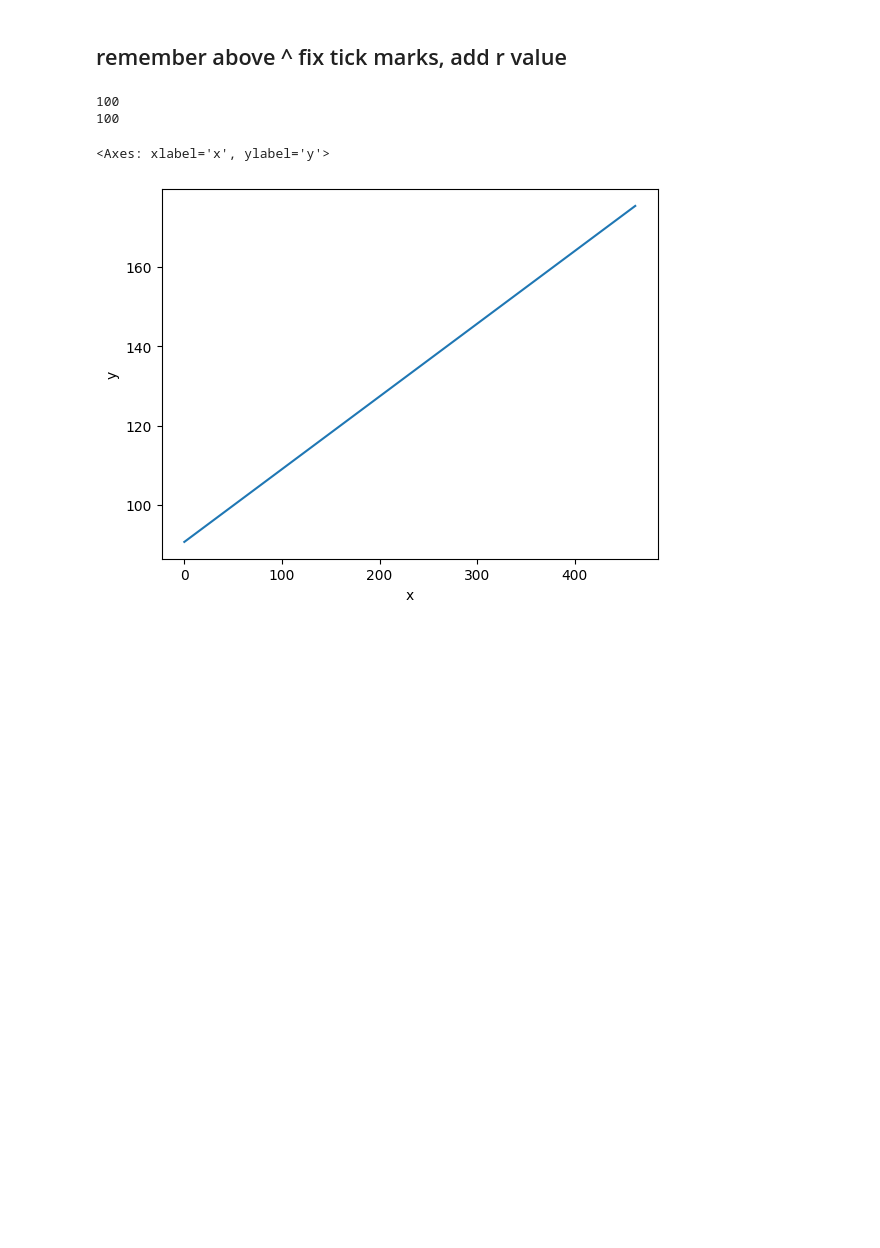
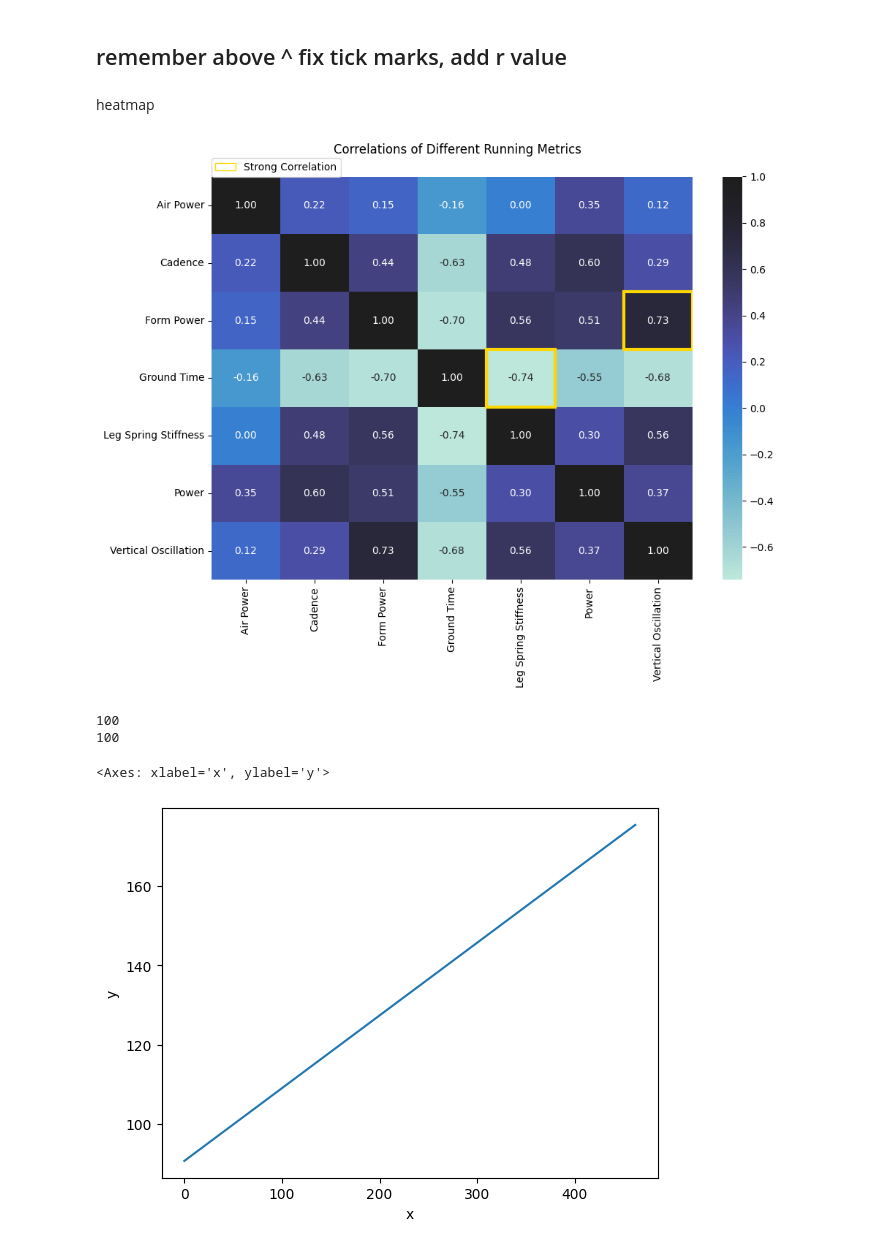
Before and after one commit to ccthatsme/siads521_assignment4, a Jupyter notebook: introduction.ipynb, the cells around one changed output. Cells and saved outputs as stored; diff of their text form; code cells hidden in the pictures; blank space fills up the shorter version.

```diff
--- a/introduction.ipynb
+++ b/introduction.ipynb
@@ -181,5 +182,34 @@ plt.show()
 # %% [markdown]
 ## remember above ^ fix tick marks, add r value
+# %% [markdown]
+heatmap
+# %%
+df_run_heatmap = df_run[['Air Power', 'Cadence', 'Form Power', 'Ground Time',
+       'Leg Spring Stiffness', 'Power', 'Vertical Oscillation']]
+
+corr = df_run_heatmap.corr()
+golden_patch = mpatches.Patch(edgecolor='gold', facecolor='none', label='Strong Correlation')
+
+fig, ax = plt.subplots(figsize=(10,8))
+
+ax_heat = sns.heatmap(data=corr, ax=ax, annot=True, center=True, fmt='.2f')
+
+## highlight cells
+for i in range(len(corr.columns)):
+    for j in range(len(corr.columns)):
+        if j > i:
+              val = corr.iloc[i, j]
+              if abs(val) >= 0.7 and i != j:
+                     ax_heat.add_patch(plt.Rectangle((j, i), 1, 1, fill=False, edgecolor='gold', lw=3))
+
+
+
+plt.suptitle('Correlations of Different Running Metrics')
+plt.tight_layout(rect=[0, 0.03, 1, 0.99])
+plt.legend(handles=[golden_patch],loc=(0,1))
+plt.show()
+# %% [output]
+[figure, added]
 # %%
 x = df_run['Power']
 y = df_run['heart_rate']
```
Also changed, not shown: parts of 2 cells of this notebook.
